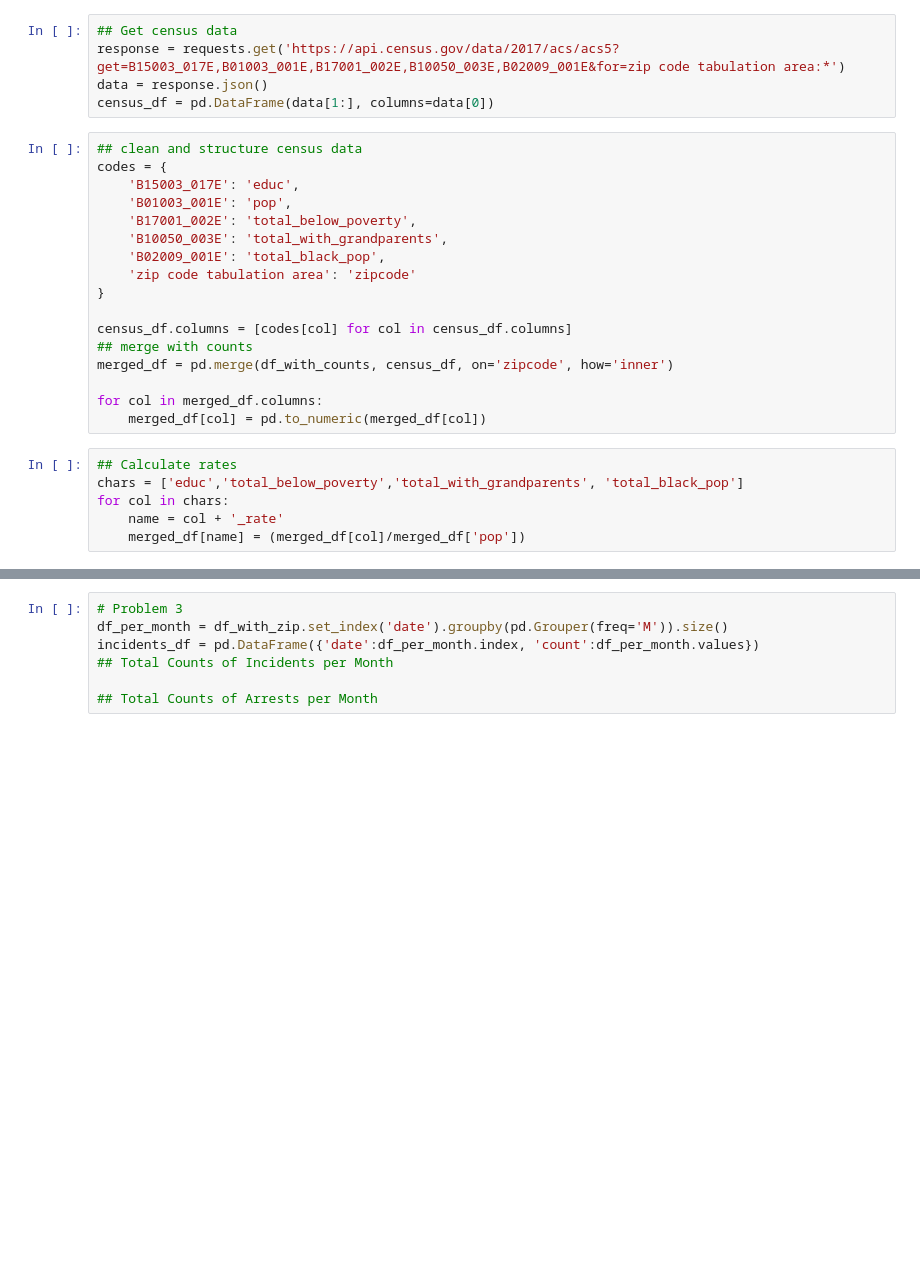
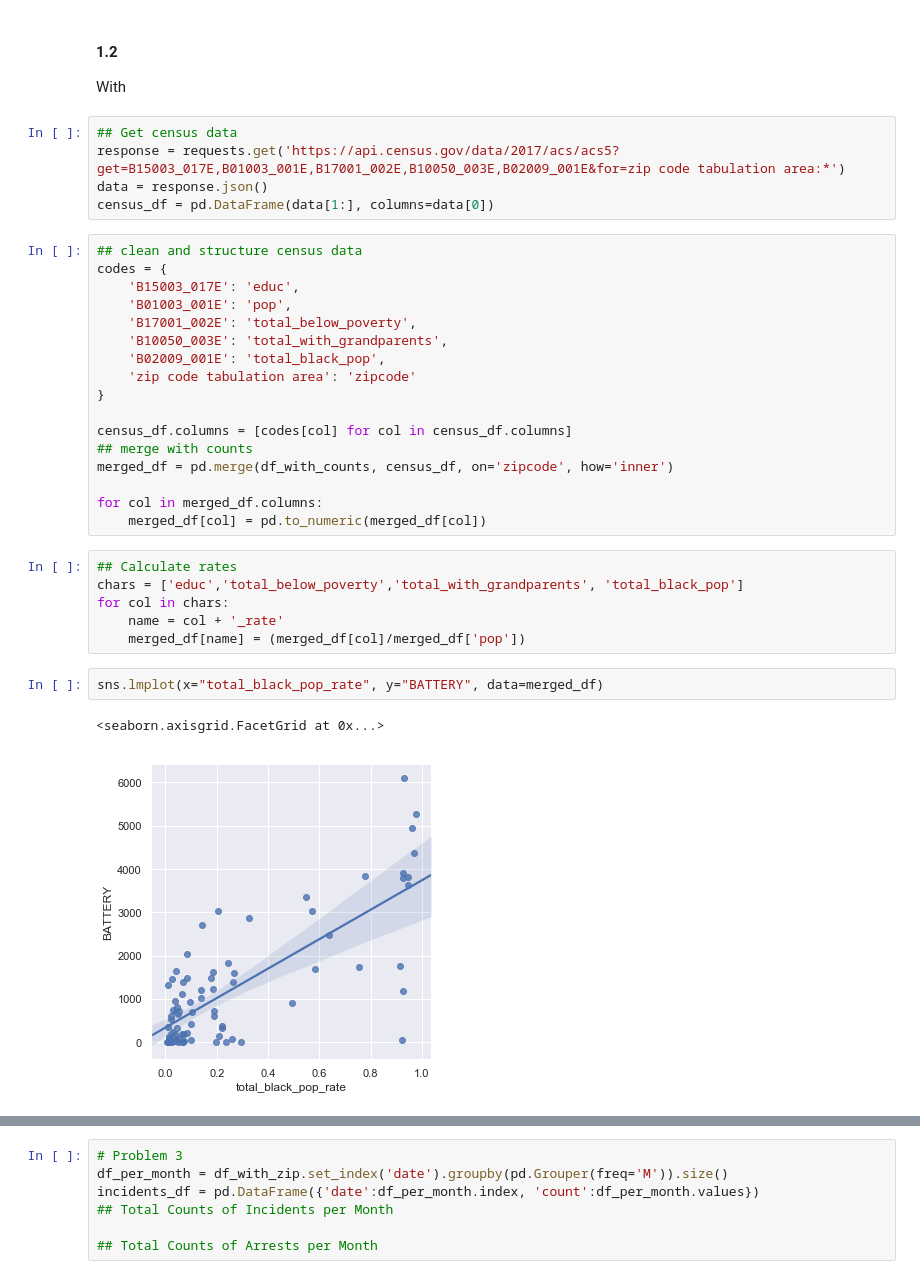
Before and after one commit to jamjensen/ml-pub-policy, a Jupyter notebook: hw1/revised_hw1.ipynb, the cells around one changed output, grey strips where cells are left out. Saved outputs shown, nothing was run; the diff lists cells and outputs as text; blank space fills up the shorter version.

```diff
--- a/hw1/revised_hw1.ipynb
+++ b/hw1/revised_hw1.ipynb
@@ -34,3 +109,6 @@ df_with_counts = df_with_zip.groupby(['zipcode','primary_type']).size().unstack(
+# %% [markdown]
+#### 1.2
+With
 # %%
 ## Get census data
 response = requests.get('https://api.census.gov/data/2017/acs/acs5?get=B15003_017E,B01003_001E,B17001_002E,B10050_003E,B02009_001E&for=zip code tabulation area:*')
@@ -52,10 +130,15 @@ census_df.columns = [codes[col] for col in census_df.columns]
 merged_df = pd.merge(df_with_counts, census_df, on='zipcode', how='inner')
 
 for col in merged_df.columns:
-	merged_df[col] = pd.to_numeric(merged_df[col])
+    merged_df[col] = pd.to_numeric(merged_df[col])
 # %%
 ## Calculate rates
 chars = ['educ','total_below_poverty','total_with_grandparents', 'total_black_pop']
 for col in chars:
     name = col + '_rate'
     merged_df[name] = (merged_df[col]/merged_df['pop'])
+# %%
+sns.lmplot(x="total_black_pop_rate", y="BATTERY", data=merged_df)
+# %% [output]
+<seaborn.axisgrid.FacetGrid at 0x...>
+[figure, added]
```
Also changed, not shown: parts of 31 cells of this notebook.
